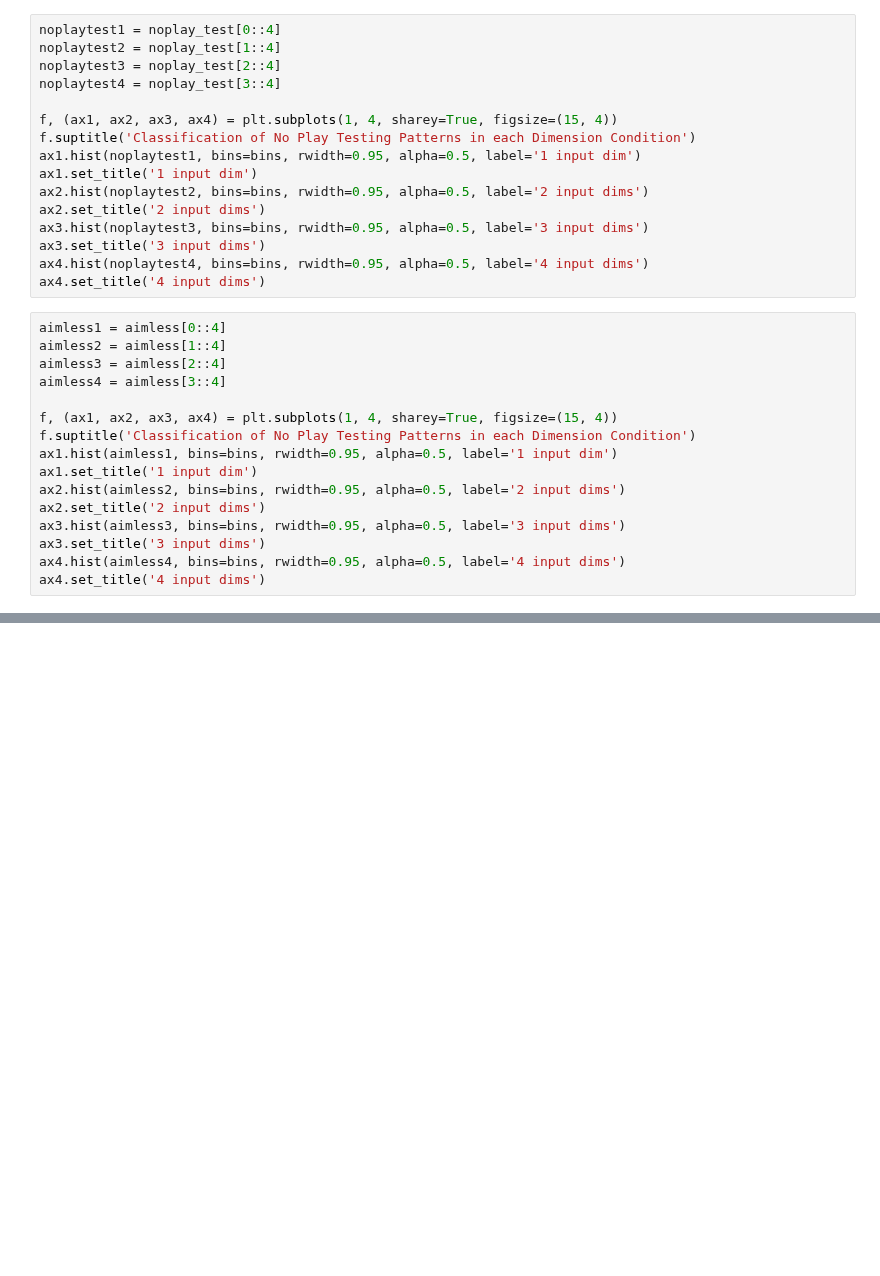
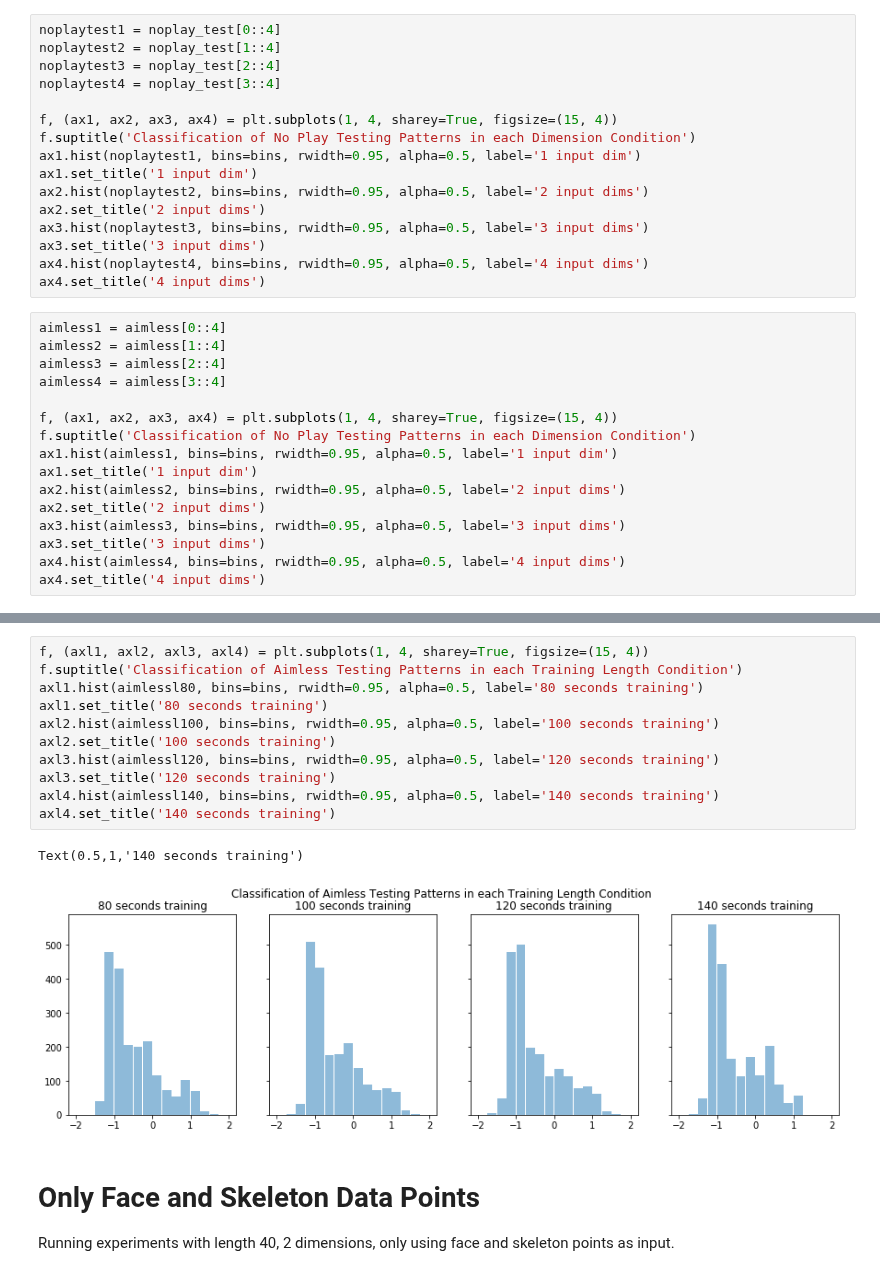
Before and after one commit to maddybartlett/NEN001, a Jupyter notebook: Plots.ipynb, the cells around one changed output, grey strips where cells are left out. Saved outputs shown, nothing was run; the diff lists cells and outputs as text; blank space fills up the shorter version.

```diff
--- a/Plots.ipynb
+++ b/Plots.ipynb
@@ -764 +1012,19 @@ Experiments run with more training data (50, 60, 70 and 80 seconds). Using a mul
+# %%
+f, (axl1, axl2, axl3, axl4) = plt.subplots(1, 4, sharey=True, figsize=(15, 4))
+f.suptitle('Classification of Aimless Testing Patterns in each Training Length Condition')
+axl1.hist(aimlessl80, bins=bins, rwidth=0.95, alpha=0.5, label='80 seconds training')
+axl1.set_title('80 seconds training')
+axl2.hist(aimlessl100, bins=bins, rwidth=0.95, alpha=0.5, label='100 seconds training')
+axl2.set_title('100 seconds training')
+axl3.hist(aimlessl120, bins=bins, rwidth=0.95, alpha=0.5, label='120 seconds training')
+axl3.set_title('120 seconds training')
+axl4.hist(aimlessl140, bins=bins, rwidth=0.95, alpha=0.5, label='140 seconds training')
+axl4.set_title('140 seconds training')
+# %% [output]
+Text(0.5,1,'140 seconds training')
+[figure, added]
+# %% [markdown]
+# Only Face and Skeleton Data Points
+
+Running experiments with length 40, 2 dimensions, only using face and skeleton points as input.
 # %%
```
Also changed, not shown: parts of 14 cells of this notebook.
